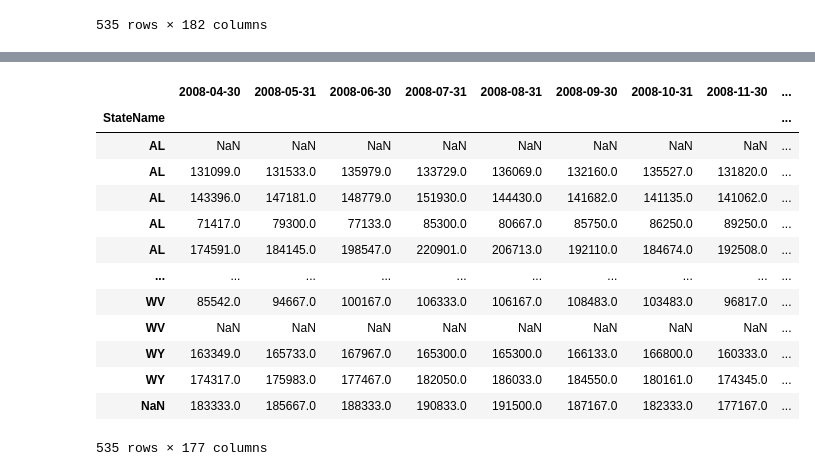
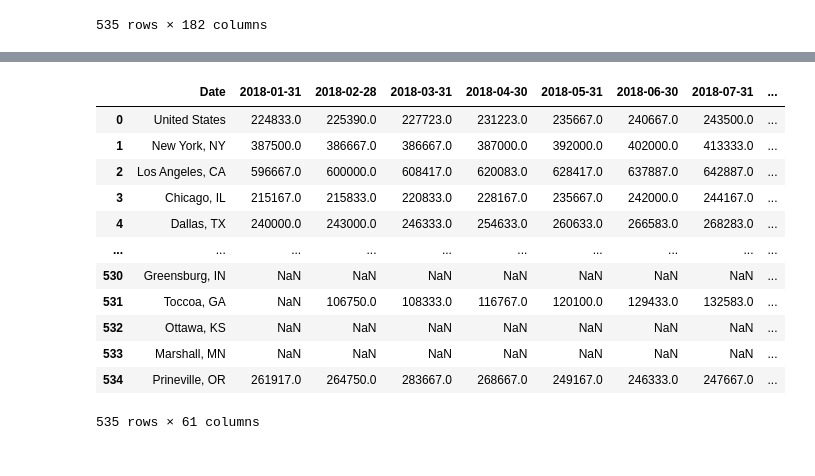
Before and after one commit to viswaballa/project-X-, a Jupyter notebook: Home index price.ipynb, the cells around one changed output, grey strips where cells are left out. Drawn from its saved outputs; the diff is of its cells as text; code cells hidden in the pictures.

```diff
--- a/Home index price.ipynb
+++ b/Home index price.ipynb
@@ -24,9 +24,8 @@ housing_df2
 | 534 | 395004 | 853 | Prineville, OR | msa | OR | NaN | NaN | NaN | NaN | ... |
 535 rows × 182 columns
 # %%
-# Remove columns except for StateName and Dates
-housing_df2 = housing_df2.drop(columns=['RegionID', 'SizeRank', 'RegionType', 'RegionName'])
-housing_df2.set_index(housing_df2['StateName'], inplace=True)
+# Remove columns except for RegionName and Dates
+housing_df2 = housing_df2.drop(columns=['RegionID', 'SizeRank', 'RegionType', 'StateName'])
 housing_df2.sort_index(inplace=True)
 housing_df2
 # %% [output]
@@ -46 +44,5 @@ housing_df2
 535 rows × 178 columns
+# %%
+# Drops any date before 2018
+housing_df2.drop(housing_df2.iloc[:, 1:118], inplace=True, axis=1)
+housing_df2
@@ -47,19 +63,22 @@ housing_df2
 # %%
-# Use the `drop` function to drop specific column 'StateName' because it was excessive
-housing_df2.drop(columns=['StateName'], inplace=True)
+# Rename the Column here so that when I Transpose the column I have a
+# easier time now than later trying to change 'RegionName'.
+
+housing_df2 = housing_df2.rename(columns={
+    'RegionName': 'Date'
+})
 housing_df2
 # %% [output]
-|  | 2008-04-30 | 2008-05-31 | 2008-06-30 | 2008-07-31 | 2008-08-31 | 2008-09-30 | 2008-10-31 | 2008-11-30 | ... |
-| StateName |  |  |  |  |  |  |  |  | ... |
-| AL | NaN | NaN | NaN | NaN | NaN | NaN | NaN | NaN | ... |
-| AL | 131099.0 | 131533.0 | 135979.0 | 133729.0 | 136069.0 | 132160.0 | 135527.0 | 131820.0 | ... |
-| AL | 143396.0 | 147181.0 | 148779.0 | 151930.0 | 144430.0 | 141682.0 | 141135.0 | 141062.0 | ... |
-| AL | 71417.0 | 79300.0 | 77133.0 | 85300.0 | 80667.0 | 85750.0 | 86250.0 | 89250.0 | ... |
-| AL | 174591.0 | 184145.0 | 198547.0 | 220901.0 | 206713.0 | 192110.0 | 184674.0 | 192508.0 | ... |
+|  | Date | 2018-01-31 | 2018-02-28 | 2018-03-31 | 2018-04-30 | 2018-05-31 | 2018-06-30 | 2018-07-31 | ... |
+| 0 | United States | 224833.0 | 225390.0 | 227723.0 | 231223.0 | 235667.0 | 240667.0 | 243500.0 | ... |
+| 1 | New York, NY | 387500.0 | 386667.0 | 386667.0 | 387000.0 | 392000.0 | 402000.0 | 413333.0 | ... |
+| 2 | Los Angeles, CA | 596667.0 | 600000.0 | 608417.0 | 620083.0 | 628417.0 | 637887.0 | 642887.0 | ... |
+| 3 | Chicago, IL | 215167.0 | 215833.0 | 220833.0 | 228167.0 | 235667.0 | 242000.0 | 244167.0 | ... |
+| 4 | Dallas, TX | 240000.0 | 243000.0 | 246333.0 | 254633.0 | 260633.0 | 266583.0 | 268283.0 | ... |
 | ... | ... | ... | ... | ... | ... | ... | ... | ... | ... |
-| WV | 85542.0 | 94667.0 | 100167.0 | 106333.0 | 106167.0 | 108483.0 | 103483.0 | 96817.0 | ... |
-| WV | NaN | NaN | NaN | NaN | NaN | NaN | NaN | NaN | ... |
-| WY | 163349.0 | 165733.0 | 167967.0 | 165300.0 | 165300.0 | 166133.0 | 166800.0 | 160333.0 | ... |
-| WY | 174317.0 | 175983.0 | 177467.0 | 182050.0 | 186033.0 | 184550.0 | 180161.0 | 174345.0 | ... |
-| NaN | 183333.0 | 185667.0 | 188333.0 | 190833.0 | 191500.0 | 187167.0 | 182333.0 | 177167.0 | ... |
+| 530 | Greensburg, IN | NaN | NaN | NaN | NaN | NaN | NaN | NaN | ... |
+| 531 | Toccoa, GA | NaN | 106750.0 | 108333.0 | 116767.0 | 120100.0 | 129433.0 | 132583.0 | ... |
+| 532 | Ottawa, KS | NaN | NaN | NaN | NaN | NaN | NaN | NaN | ... |
+| 533 | Marshall, MN | NaN | NaN | NaN | NaN | NaN | NaN | NaN | ... |
+| 534 | Prineville, OR | 261917.0 | 264750.0 | 283667.0 | 268667.0 | 249167.0 | 246333.0 | 247667.0 | ... |
-535 rows × 177 columns
+535 rows × 61 columns
```
Also changed, not shown: parts of 9 cells of this notebook.
